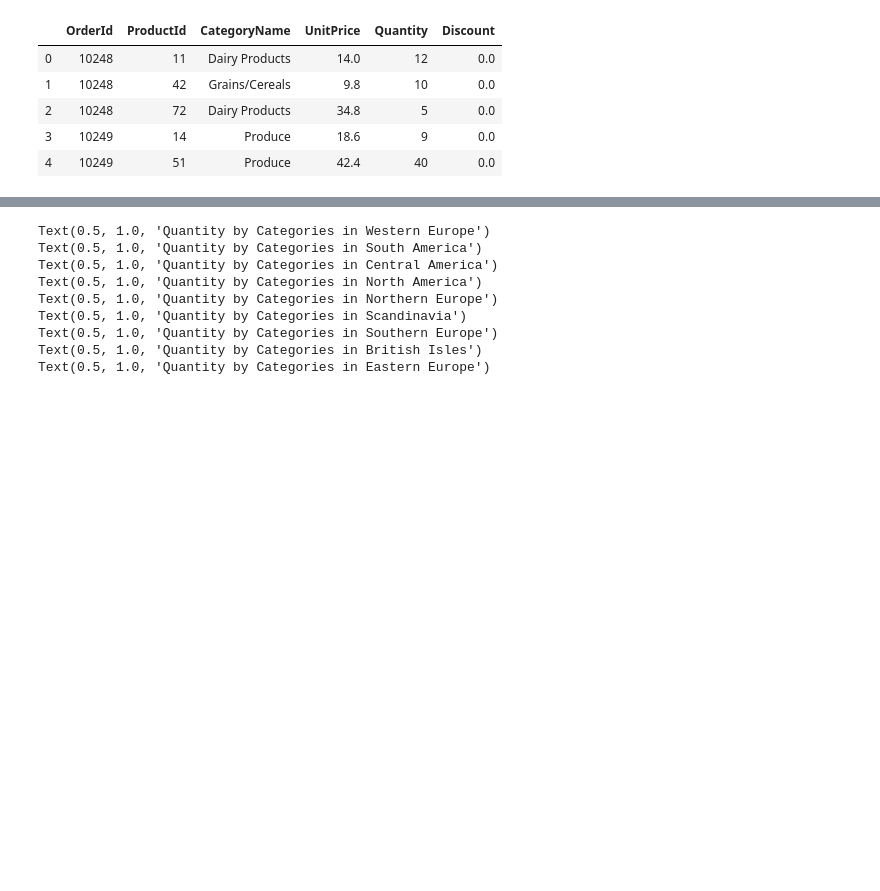
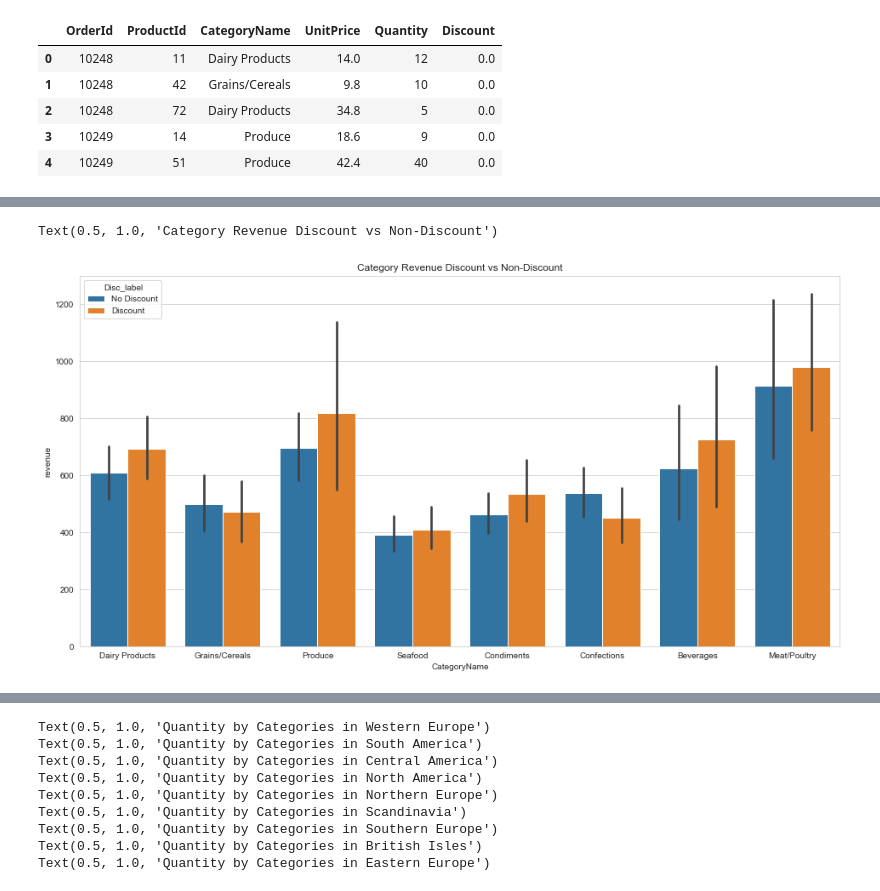
Before and after one commit to bonniema/HypothesisTesting-NorthwindEcommerce, a Jupyter notebook: Mod3 Project_1121_bm.ipynb, the cells around one changed output, grey strips where cells are left out. Drawn from its saved outputs; the diff is of its cells as text; code cells hidden in the pictures; blank space fills up the shorter version.

```diff
--- a/Mod3 Project_1121_bm.ipynb
+++ b/Mod3 Project_1121_bm.ipynb
@@ -786,0 +826,7 @@ category.groupby('CategoryName')['revenue'].sum().plot.bar()
+# %%
+plt.figure(figsize=(16,8))
+ax = sns.barplot(x='CategoryName', y="revenue", hue="Disc_label", data=category)
+ax.set_title("Category Revenue Discount vs Non-Discount")
+# %% [output]
+Text(0.5, 1.0, 'Category Revenue Discount vs Non-Discount')
+[figure, added]
```
Also changed, not shown: parts of 47 cells of this notebook, 1 other file.
